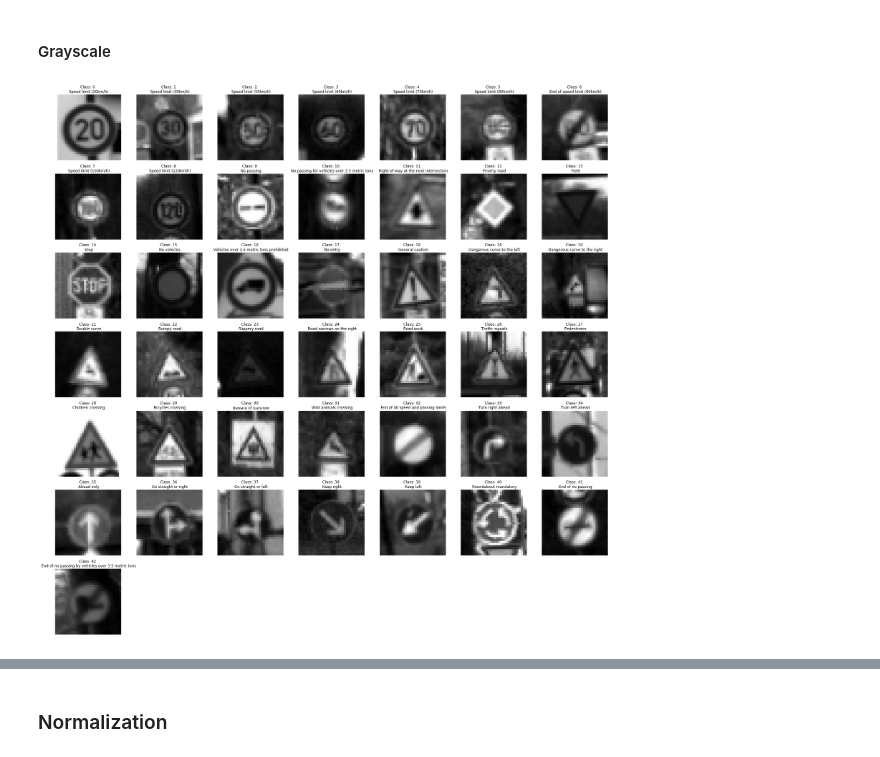
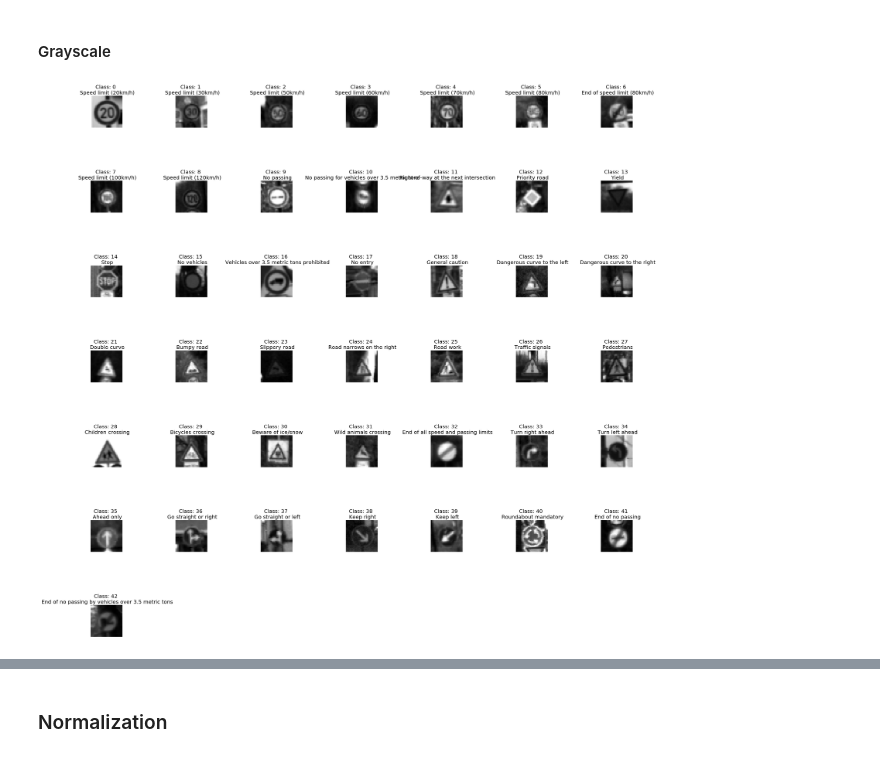
Before and after one commit to dragon7-fc/CarND-Traffic-Sign-Classifier-Project, a Jupyter notebook: Traffic_Sign_Classifier.ipynb, the cells around one changed output, grey strips where cells are left out. Drawn from its saved outputs; the diff is of its cells as text; code cells hidden in the pictures.

```diff
--- a/Traffic_Sign_Classifier.ipynb
+++ b/Traffic_Sign_Classifier.ipynb
@@ -119,7 +119,8 @@ for i in range(0, n_classes):
     plt.subplot(7, 7, i+1)
     x_train_selected = X_train[y_train == i]
     plt.imshow(x_train_selected[0]) #draw the first image of each class
-    plt.title('Class: {} \n {}'.format(i, all_labels[i]))
+    plt.title('Class: {} \n {}'.format(i, all_labels[i]), fontsize=20)
     plt.axis('off')
+plt.tight_layout()
 plt.show()
 # %% [output]
@@ -167,29 +188,30 @@ Use the code cell (or multiple code cells, if necessary) to implement the first
 # %%
 import cv2
 import numpy as np
 
 def grayscale(data):
     out_data = []
     for img in data:
 
         ## grayscale
         gray = cv2.cvtColor(img, cv2.COLOR_RGB2GRAY)
 
         out_data.append(gray)
     return np.array(out_data)
 
 X_train_gray = grayscale(X_train)
 X_valid_gray = grayscale(X_valid)
 X_test_gray = grayscale(X_test)
 
 ### Show images with it label.
 plt.figure(figsize=(32, 32))
 for i in range(0, n_classes):
     plt.subplot(7, 7, i+1)
     x_train_gray_selected = X_train_gray[y_train == i]
     plt.imshow(x_train_gray_selected[0], cmap='gray') #draw the first image of each class
-    plt.title('Class: {} \n {}'.format(i, all_labels[i]))
+    plt.title('Class: {} \n {}'.format(i, all_labels[i]), fontsize=20)
     plt.axis('off')
+plt.tight_layout()
 plt.show()
 # %% [output]
-[figure, old version]
+[figure, new version]
```
Also changed, not shown: parts of 13 cells of this notebook.
